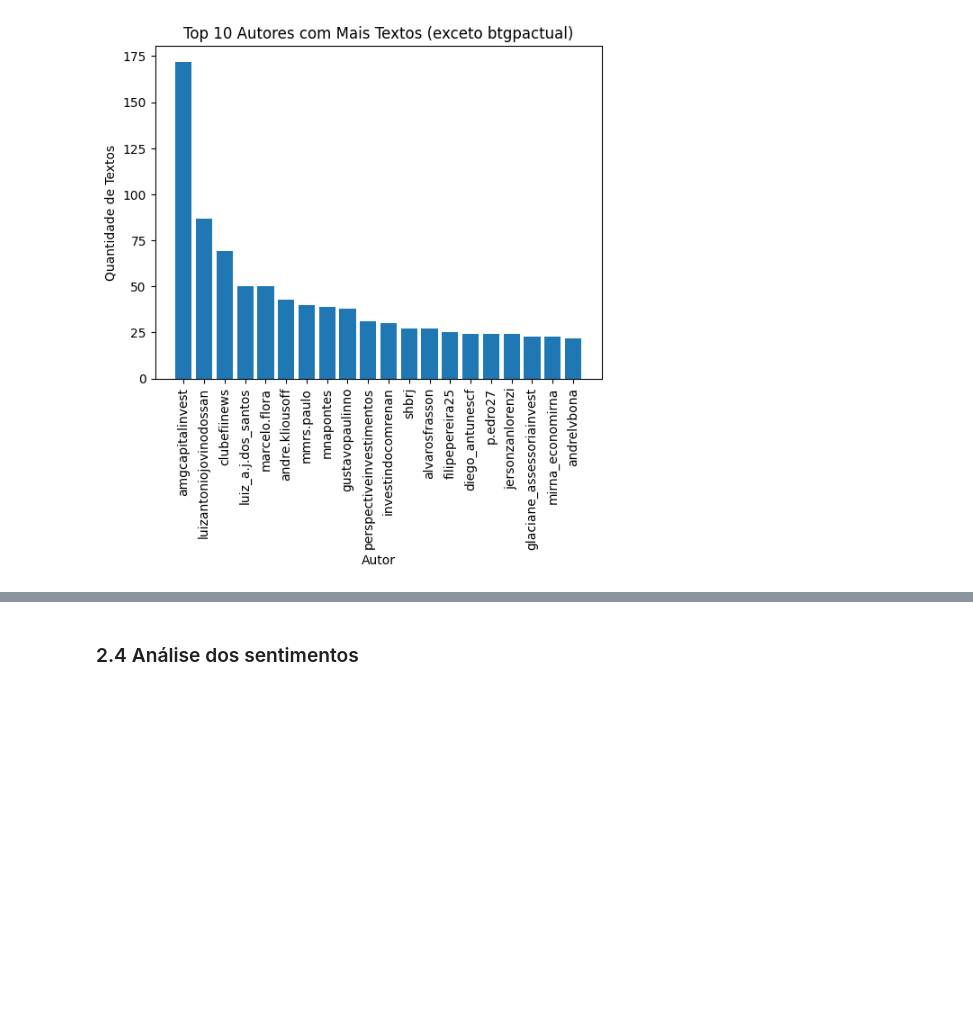
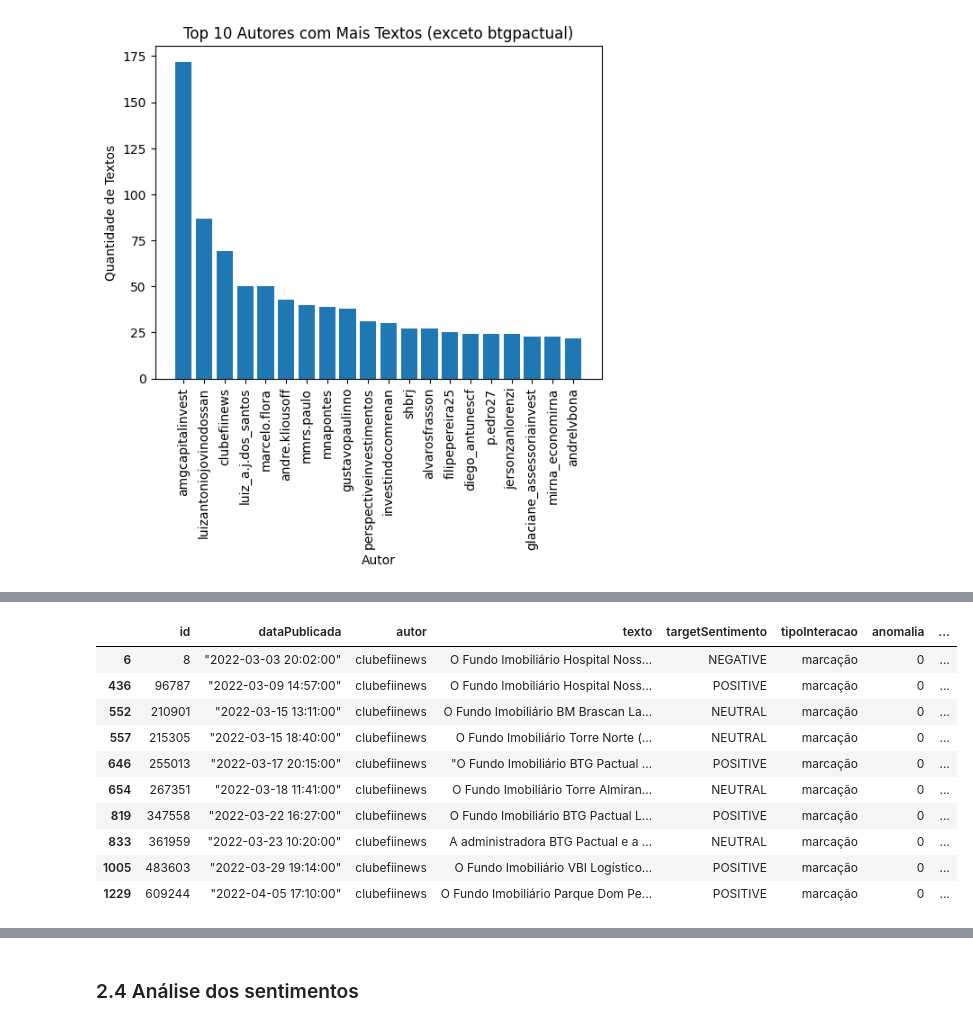
Before and after one commit to 2023M6T4-Inteli/Projeto01, a Jupyter notebook: src/notebook/ModeloPLN_grupo1_sprint5.ipynb, the cells around one changed output, grey strips where cells are left out. Cells and saved outputs as stored; diff of their text form; code cells hidden in the pictures; blank space fills up the shorter version.

```diff
--- a/src/notebook/ModeloPLN_grupo1_sprint5.ipynb
+++ b/src/notebook/ModeloPLN_grupo1_sprint5.ipynb
@@ -271,0 +268,15 @@ df_filtered = df.query("autor == 'glaciane_assessoriainvest'")
+# %%
+df_filtered = df.query("autor == 'clubefiinews'")
+df_filtered.head(10)
+# %% [output]
+|  | id | dataPublicada | autor | texto | targetSentimento | tipoInteracao | anomalia | ... |
+| 6 | 8 | "2022-03-03 20:02:00" | clubefiinews | O Fundo Imobiliário Hospital Noss... | NEGATIVE | marcação | 0 | ... |
+| 436 | 96787 | "2022-03-09 14:57:00" | clubefiinews | O Fundo Imobiliário Hospital Noss... | POSITIVE | marcação | 0 | ... |
+| 552 | 210901 | "2022-03-15 13:11:00" | clubefiinews | O Fundo Imobiliário BM Brascan La... | NEUTRAL | marcação | 0 | ... |
+| 557 | 215305 | "2022-03-15 18:40:00" | clubefiinews | O Fundo Imobiliário Torre Norte (... | NEUTRAL | marcação | 0 | ... |
+| 646 | 255013 | "2022-03-17 20:15:00" | clubefiinews | "O Fundo Imobiliário BTG Pactual ... | POSITIVE | marcação | 0 | ... |
+| 654 | 267351 | "2022-03-18 11:41:00" | clubefiinews | O Fundo Imobiliário Torre Almiran... | NEUTRAL | marcação | 0 | ... |
+| 819 | 347558 | "2022-03-22 16:27:00" | clubefiinews | O Fundo Imobiliário BTG Pactual L... | POSITIVE | marcação | 0 | ... |
+| 833 | 361959 | "2022-03-23 10:20:00" | clubefiinews | A administradora BTG Pactual e a ... | NEUTRAL | marcação | 0 | ... |
+| 1005 | 483603 | "2022-03-29 19:14:00" | clubefiinews | O Fundo Imobiliário VBI Logístico... | POSITIVE | marcação | 0 | ... |
+| 1229 | 609244 | "2022-04-05 17:10:00" | clubefiinews | O Fundo Imobiliário Parque Dom Pe... | POSITIVE | marcação | 0 | ... |
```
Also changed, not shown: parts of 6 cells of this notebook, 27 other files.
